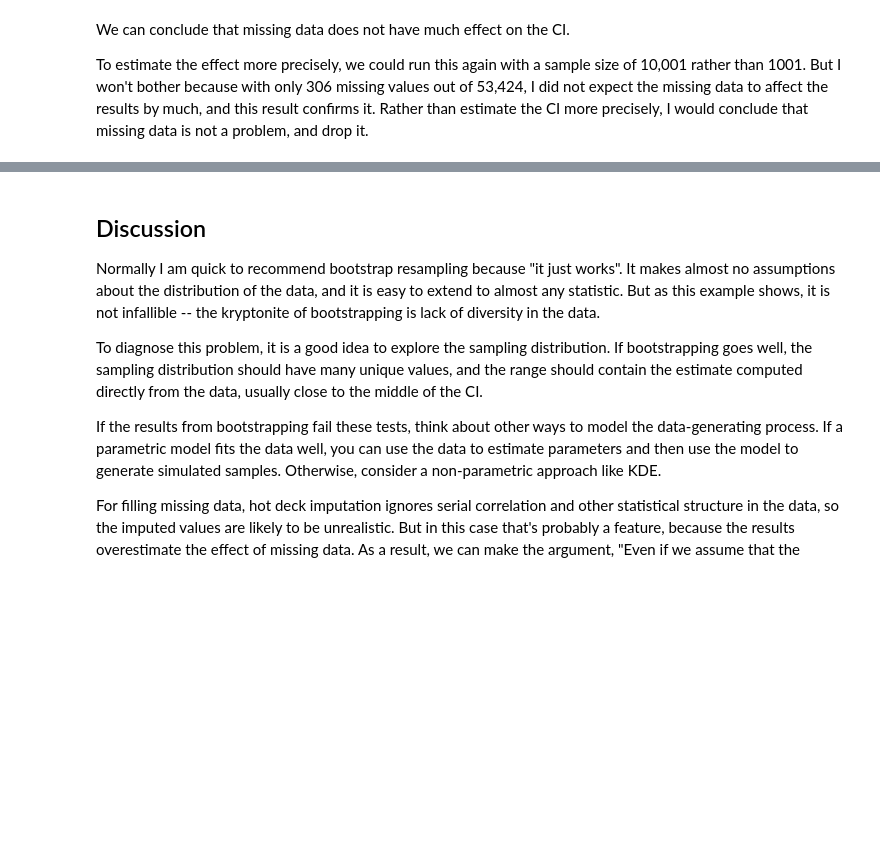
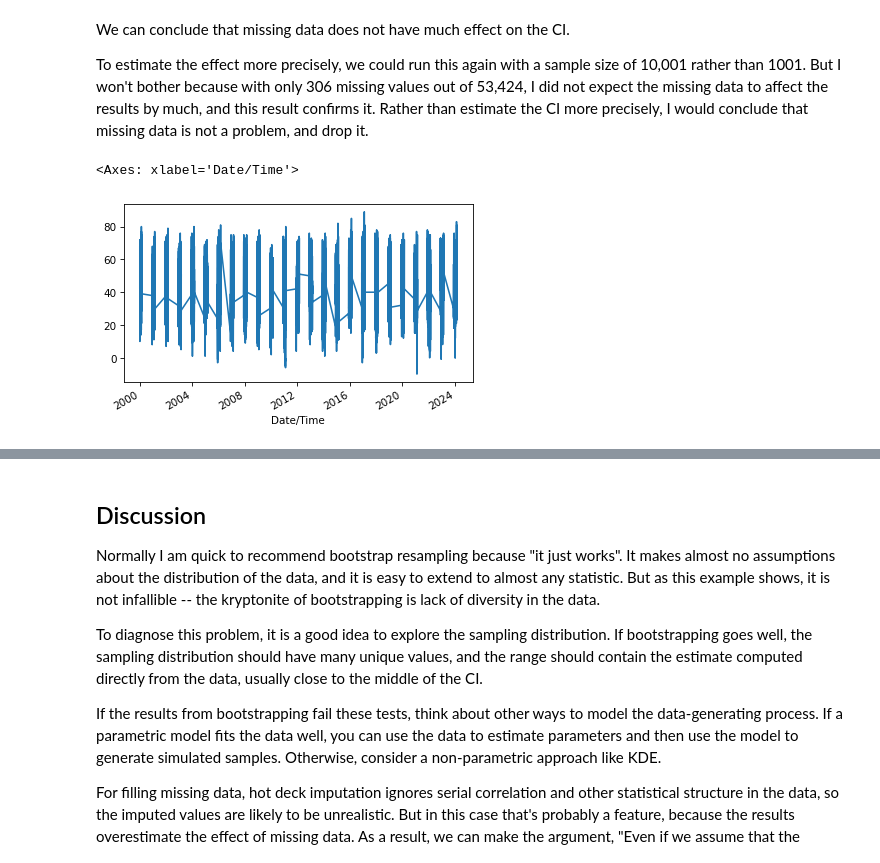
Before and after one commit to AllenDowney/DataQnA, a Jupyter notebook: nb/low_percentile.ipynb, the cells around one changed output, grey strips where cells are left out. Drawn from its saved outputs; the diff is of its cells as text; code cells hidden in the pictures; blank space fills up the shorter version.

```diff
--- a/nb/low_percentile.ipynb
+++ b/nb/low_percentile.ipynb
@@ -344,3 +353,9 @@ We can conclude that missing data does not have much effect on the CI.
 To estimate the effect more precisely, we could run this again with a sample size of 10,001 rather than 1001.
 But I won't bother because with only 306 missing values out of 53,424, I did not expect the missing data to affect the results by much, and this result confirms it.
 Rather than estimate the CI more precisely, I would conclude that missing data is not a problem, and drop it.
+# %%
+filled = data_nan.iloc[8:].interpolate()
+filled.plot()
+# %% [output]
+<Axes: xlabel='Date/Time'>
+[figure, added]
```
Also changed, not shown: parts of 7 cells of this notebook, 33 other files.
